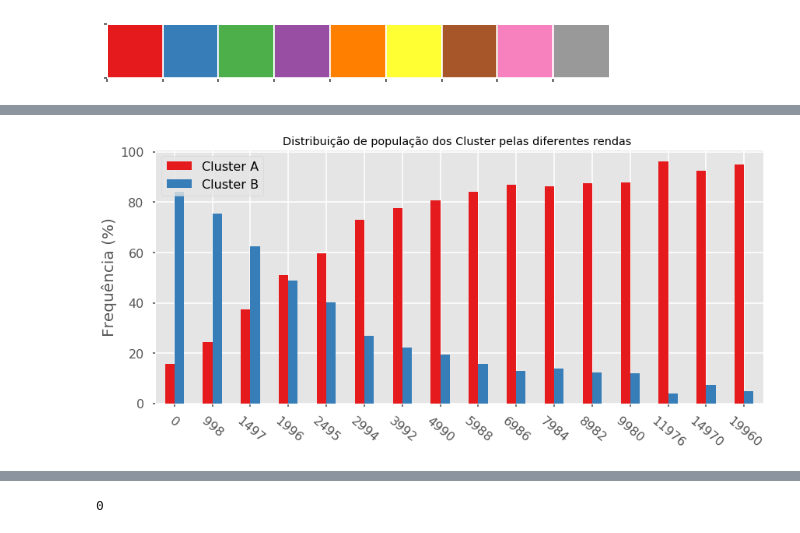
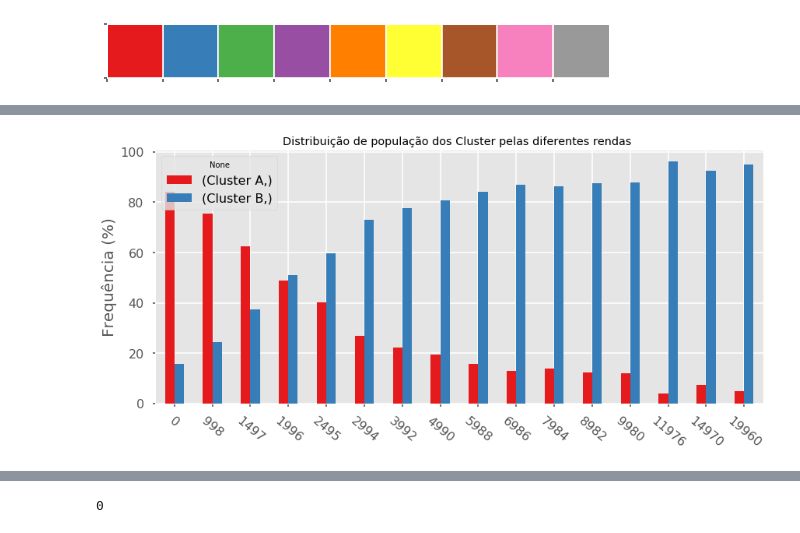
Before and after one commit to vinnyalvs/MineracaoDadosEnemTeresina, a Jupyter notebook: Resultados.ipynb, the cells around one changed output, grey strips where cells are left out. Saved outputs shown, nothing was run; the diff lists cells and outputs as text; code cells hidden in the pictures.

```diff
--- a/Resultados.ipynb
+++ b/Resultados.ipynb
@@ -35,6 +26,15 @@ sns.palplot(sns.color_palette("Set1"))
 sns.set_palette(sns.color_palette("Set1"))
 # %% [output]
 [figure]
+# %%
+clusterOrder = ['A','B']
+clusterOrderLabels = ['Cluster A','Cluster B']
+
+
+dadosEnem['Cluster'].replace(to_replace =[1], value =clusterOrder[0],inplace=True)
+dadosEnem['Cluster'].replace(to_replace =[0], value =clusterOrder[1],inplace=True)
+# Por convenção vou deixar o B como o cluster de "Notas Altas", mas o algoritmo de clusterização nem sempre salva
+# o cluster 1 como o de notas altas, então pode ser necessário trocar a ordem
 # %%
 fig, ax = plt.subplots(figsize=(8, 8))
 
@@ -92,30 +53,31 @@ titile = ax.set_title("Distribuição de população dos Cluster pelas diferente
 # %%
 rendas = []
 limites = ['0','998','1497','1996','2495','2994','3992','4990','5988','6986','7984','8982','9980','11976','14970','19960']
 
 for var in limites:
     total_Renda = dadosEnem.query("RendaMaxima == " + var).shape[0]
-    rendas.append(dadosEnem.query("RendaMaxima == " + var + "and Cluster == 0").shape[0]/total_Renda)
-    rendas.append(dadosEnem.query("RendaMaxima == " + var +  "and Cluster == 1").shape[0]/total_Renda)
+    rendas.append(dadosEnem.query("RendaMaxima == " + var + "and Cluster == '" + clusterOrder[0] + "'").shape[0]/total_Renda)
+    rendas.append(dadosEnem.query("RendaMaxima == " + var +  "and Cluster == '" + clusterOrder[1] + "'").shape[0]/total_Renda)
 
 
 
 teste = pd.DataFrame({'0':rendas[:2], '998':rendas[2:4],'1497':rendas[4:6],'1996':rendas[6:8],'2495':rendas[8:10],
                       '2994':rendas[10:12],
                       '3992':rendas[12:14],'4990':rendas[14:16],'5988':rendas[16:18],'6986':rendas[18:20],'7984':rendas[20:22],
                       '8982':rendas[22:24],'9980':rendas[24:26],'11976':rendas[26:28],'14970':rendas[28:30],'19960':rendas[30:32]})
 
 df = teste.T
-df.columns = ['Cluster A','Cluster B']
+df.columns = [clusterOrderLabels]
 
 
 
 ax = df.plot(kind='bar',figsize=(14, 6))
 
 ax.set_yticklabels(['0','20','40','60','80','100'])
 ax.set_xticklabels(ax.get_xticklabels(),rotation=-40)
 text = ax.set_ylabel("Frequência (%)")
 text.set_fontsize(20)
 titile = ax.set_title("Distribuição de população dos Cluster pelas diferentes rendas ")
+ax.figure.savefig("Gráficos/DistribuicaoPopCluster_perRenda")
 # %% [output]
-[figure, old version]
+[figure, new version]
```
Also changed, not shown: parts of 32 cells of this notebook, 17 other files.
